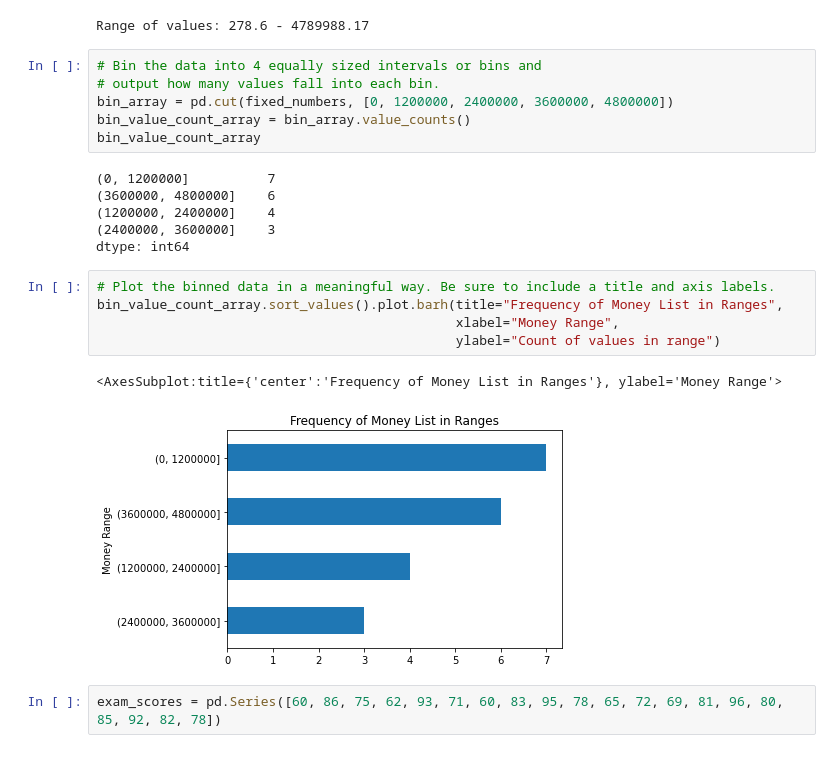
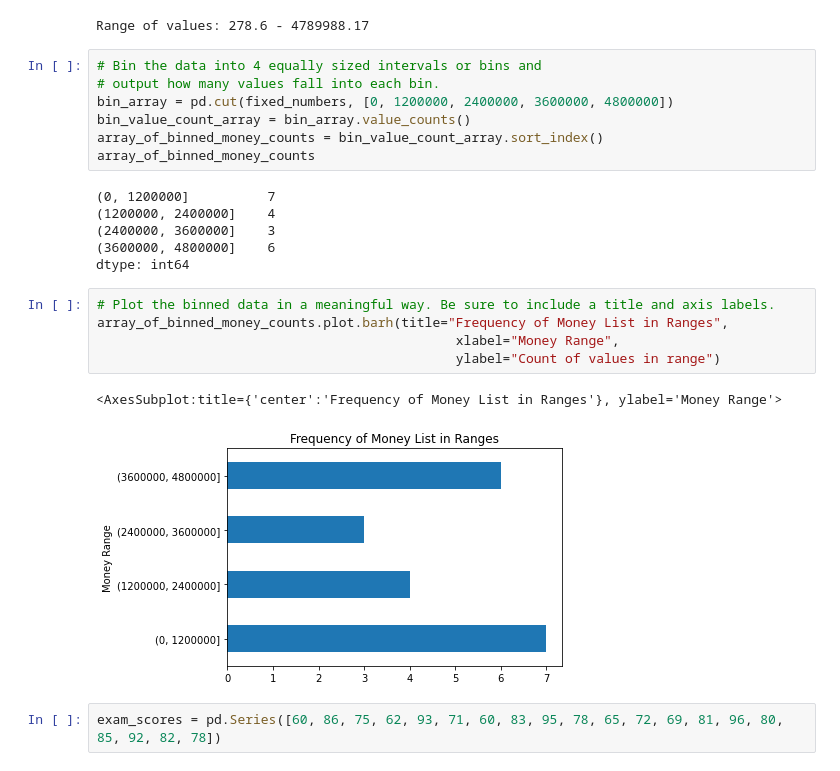
Before and after one commit to JacobPaxton/numpy-pandas-visualization-exercises, a Jupyter notebook: pandas_series.ipynb, the cells around one changed output. Cells and saved outputs as stored; diff of their text form.

```diff
--- a/pandas_series.ipynb
+++ b/pandas_series.ipynb
@@ -388,21 +380,22 @@ Range of values: 278.6 - 4789988.17
 # output how many values fall into each bin.
 bin_array = pd.cut(fixed_numbers, [0, 1200000, 2400000, 3600000, 4800000])
 bin_value_count_array = bin_array.value_counts()
-bin_value_count_array
+array_of_binned_money_counts = bin_value_count_array.sort_index()
+array_of_binned_money_counts
 # %% [output]
 (0, 1200000]          7
-(3600000, 4800000]    6
 (1200000, 2400000]    4
 (2400000, 3600000]    3
+(3600000, 4800000]    6
 dtype: int64
 # %%
 # Plot the binned data in a meaningful way. Be sure to include a title and axis labels.
-bin_value_count_array.sort_values().plot.barh(title="Frequency of Money List in Ranges",
+array_of_binned_money_counts.plot.barh(title="Frequency of Money List in Ranges",
                                               xlabel="Money Range",
                                               ylabel="Count of values in range")
 # %% [output]
 <AxesSubplot:title={'center':'Frequency of Money List in Ranges'}, ylabel='Money Range'>
-[figure, old version]
+[figure, new version]
 # %%
 exam_scores = pd.Series([60, 86, 75, 62, 93, 71, 60, 83, 95, 78, 65, 72, 69, 81, 96, 80, 85, 92, 82, 78])
 # %%
```
Also changed, not shown: parts of 10 cells of this notebook.
